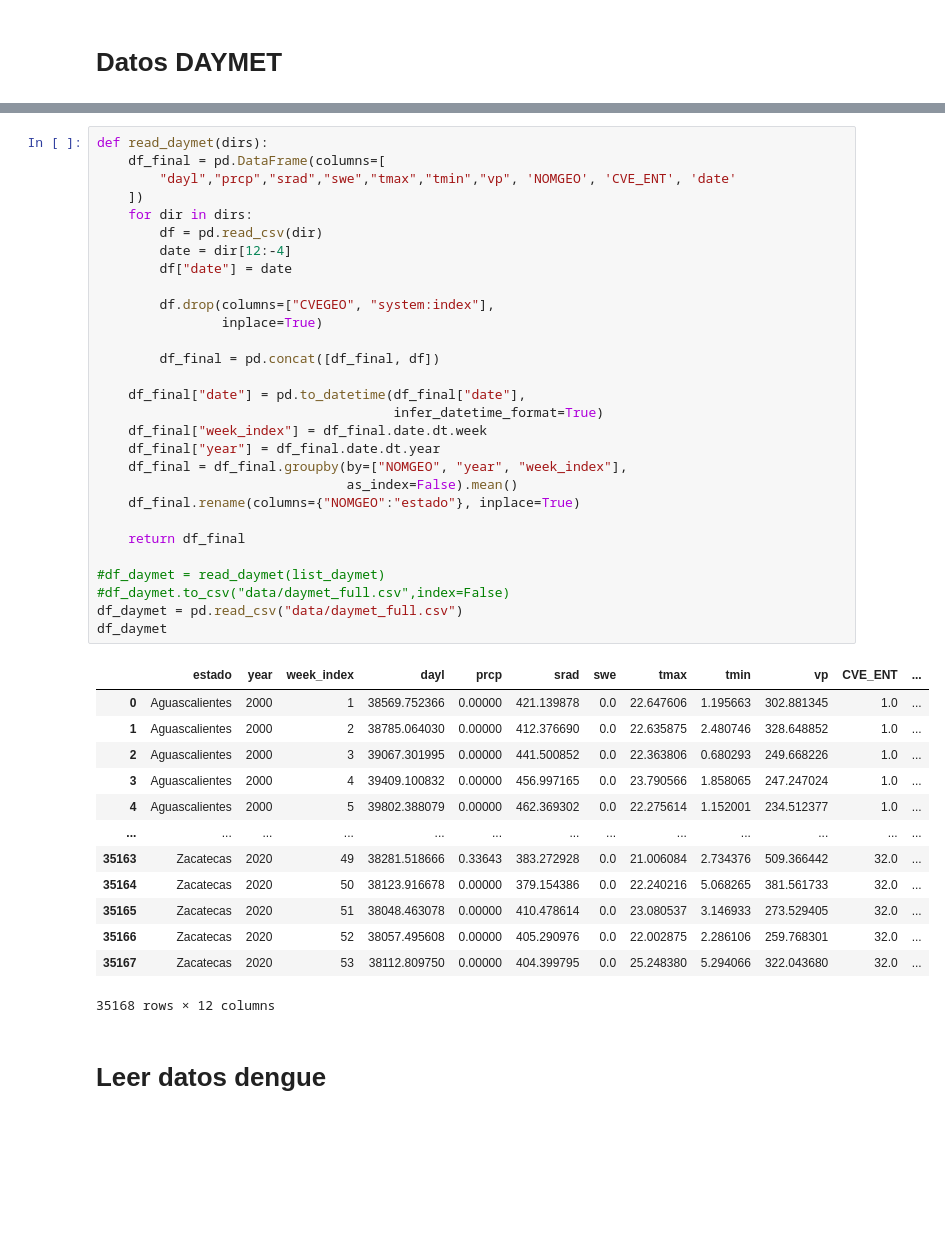
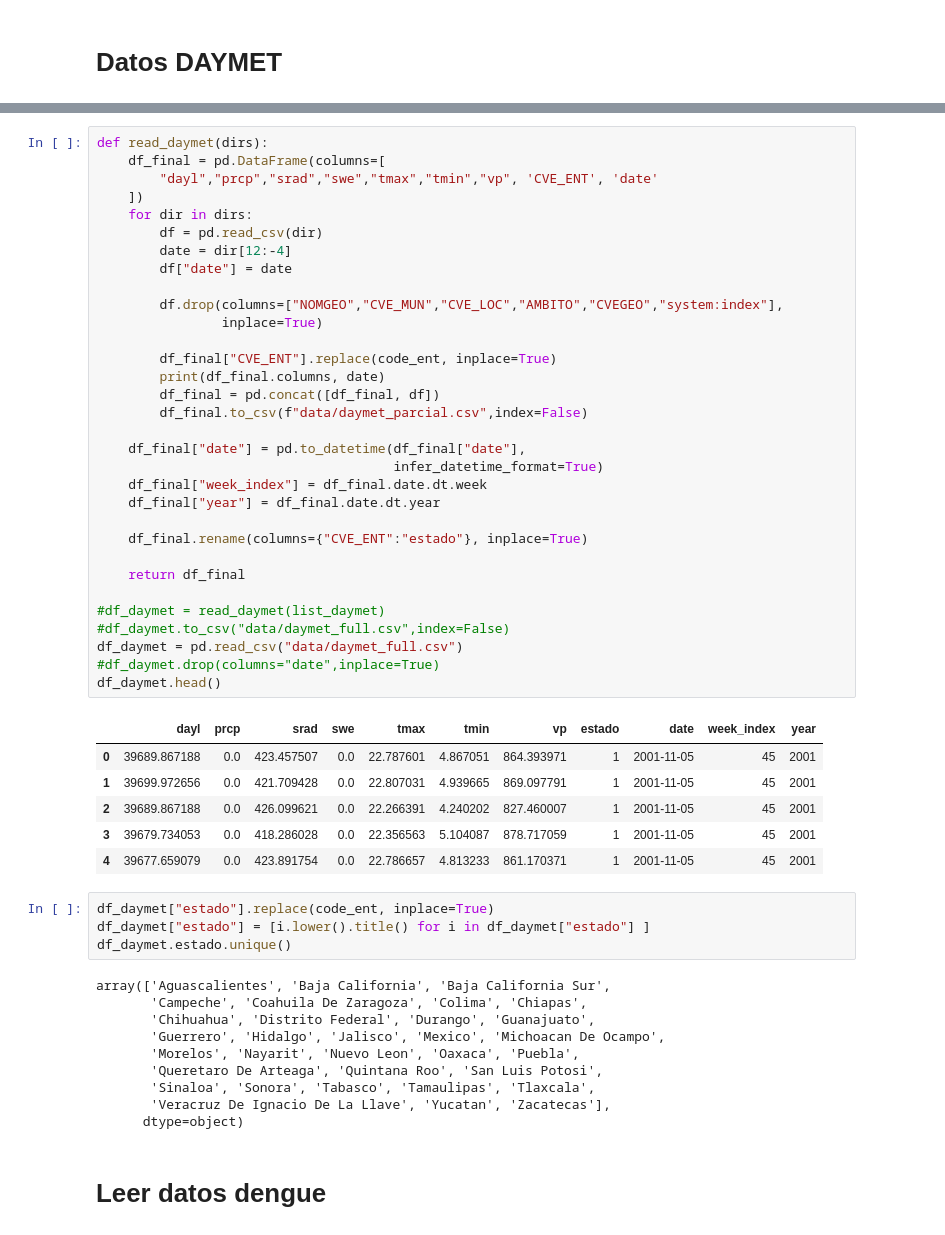
Before and after one commit to pcorner10/denguetemp2022, a Jupyter notebook: dengueTemperatura.ipynb, the cells around one changed output, grey strips where cells are left out. Saved outputs shown, nothing was run; the diff lists cells and outputs as text; blank space fills up the shorter version.

```diff
--- a/dengueTemperatura.ipynb
+++ b/dengueTemperatura.ipynb
@@ -74,46 +118,56 @@ list_daymet[:5]
 # %%
 def read_daymet(dirs):
     df_final = pd.DataFrame(columns=[
-        "dayl","prcp","srad","swe","tmax","tmin","vp", 'NOMGEO', 'CVE_ENT', 'date'
+        "dayl","prcp","srad","swe","tmax","tmin","vp", 'CVE_ENT', 'date'
     ])
     for dir in dirs:
         df = pd.read_csv(dir)
         date = dir[12:-4]
         df["date"] = date
 
-        df.drop(columns=["CVEGEO", "system:index"],
+        df.drop(columns=["NOMGEO","CVE_MUN","CVE_LOC","AMBITO","CVEGEO","system:index"],
                 inplace=True)
 
+        df_final["CVE_ENT"].replace(code_ent, inplace=True)
+        print(df_final.columns, date)
         df_final = pd.concat([df_final, df])
+        df_final.to_csv(f"data/daymet_parcial.csv",index=False)
 
     df_final["date"] = pd.to_datetime(df_final["date"],
                                       infer_datetime_format=True)
     df_final["week_index"] = df_final.date.dt.week
     df_final["year"] = df_final.date.dt.year
-    df_final = df_final.groupby(by=["NOMGEO", "year", "week_index"],
-                                as_index=False).mean()
-    df_final.rename(columns={"NOMGEO":"estado"}, inplace=True)
+
+    df_final.rename(columns={"CVE_ENT":"estado"}, inplace=True)
 
     return df_final
 
 #df_daymet = read_daymet(list_daymet)
 #df_daymet.to_csv("data/daymet_full.csv",index=False)
 df_daymet = pd.read_csv("data/daymet_full.csv")
-df_daymet
+#df_daymet.drop(columns="date",inplace=True)
+df_daymet.head()
 # %% [output]
-|  | estado | year | week_index | dayl | prcp | srad | swe | tmax | tmin | vp | CVE_ENT | ... |
-| 0 | Aguascalientes | 2000 | 1 | 38569.752366 | 0.00000 | 421.139878 | 0.0 | 22.647606 | 1.195663 | 302.881345 | 1.0 | ... |
-| 1 | Aguascalientes | 2000 | 2 | 38785.064030 | 0.00000 | 412.376690 | 0.0 | 22.635875 | 2.480746 | 328.648852 | 1.0 | ... |
-| 2 | Aguascalientes | 2000 | 3 | 39067.301995 | 0.00000 | 441.500852 | 0.0 | 22.363806 | 0.680293 | 249.668226 | 1.0 | ... |
-| 3 | Aguascalientes | 2000 | 4 | 39409.100832 | 0.00000 | 456.997165 | 0.0 | 23.790566 | 1.858065 | 247.247024 | 1.0 | ... |
-| 4 | Aguascalientes | 2000 | 5 | 39802.388079 | 0.00000 | 462.369302 | 0.0 | 22.275614 | 1.152001 | 234.512377 | 1.0 | ... |
-| ... | ... | ... | ... | ... | ... | ... | ... | ... | ... | ... | ... | ... |
-| 35163 | Zacatecas | 2020 | 49 | 38281.518666 | 0.33643 | 383.272928 | 0.0 | 21.006084 | 2.734376 | 509.366442 | 32.0 | ... |
-| 35164 | Zacatecas | 2020 | 50 | 38123.916678 | 0.00000 | 379.154386 | 0.0 | 22.240216 | 5.068265 | 381.561733 | 32.0 | ... |
-| 35165 | Zacatecas | 2020 | 51 | 38048.463078 | 0.00000 | 410.478614 | 0.0 | 23.080537 | 3.146933 | 273.529405 | 32.0 | ... |
-| 35166 | Zacatecas | 2020 | 52 | 38057.495608 | 0.00000 | 405.290976 | 0.0 | 22.002875 | 2.286106 | 259.768301 | 32.0 | ... |
-| 35167 | Zacatecas | 2020 | 53 | 38112.809750 | 0.00000 | 404.399795 | 0.0 | 25.248380 | 5.294066 | 322.043680 | 32.0 | ... |
+|  | dayl | prcp | srad | swe | tmax | tmin | vp | estado | date | week_index | year |
+| 0 | 39689.867188 | 0.0 | 423.457507 | 0.0 | 22.787601 | 4.867051 | 864.393971 | 1 | 2001-11-05 | 45 | 2001 |
+| 1 | 39699.972656 | 0.0 | 421.709428 | 0.0 | 22.807031 | 4.939665 | 869.097791 | 1 | 2001-11-05 | 45 | 2001 |
+| 2 | 39689.867188 | 0.0 | 426.099621 | 0.0 | 22.266391 | 4.240202 | 827.460007 | 1 | 2001-11-05 | 45 | 2001 |
+| 3 | 39679.734053 | 0.0 | 418.286028 | 0.0 | 22.356563 | 5.104087 | 878.717059 | 1 | 2001-11-05 | 45 | 2001 |
+| 4 | 39677.659079 | 0.0 | 423.891754 | 0.0 | 22.786657 | 4.813233 | 861.170371 | 1 | 2001-11-05 | 45 | 2001 |
-35168 rows × 12 columns
+# %%
+df_daymet["estado"].replace(code_ent, inplace=True)
+df_daymet["estado"] = [i.lower().title() for i in df_daymet["estado"] ]
+df_daymet.estado.unique()
+# %% [output]
+array(['Aguascalientes', 'Baja California', 'Baja California Sur',
+       'Campeche', 'Coahuila De Zaragoza', 'Colima', 'Chiapas',
+       'Chihuahua', 'Distrito Federal', 'Durango', 'Guanajuato',
+       'Guerrero', 'Hidalgo', 'Jalisco', 'Mexico', 'Michoacan De Ocampo',
+       'Morelos', 'Nayarit', 'Nuevo Leon', 'Oaxaca', 'Puebla',
+       'Queretaro De Arteaga', 'Quintana Roo', 'San Luis Potosi',
+       'Sinaloa', 'Sonora', 'Tabasco', 'Tamaulipas', 'Tlaxcala',
+       'Veracruz De Ignacio De La Llave', 'Yucatan', 'Zacatecas'],
+      dtype=object)
 # %% [markdown]
 # Leer datos dengue
 # %%
```
Also changed, not shown: parts of 14 cells of this notebook, 1 other file.
